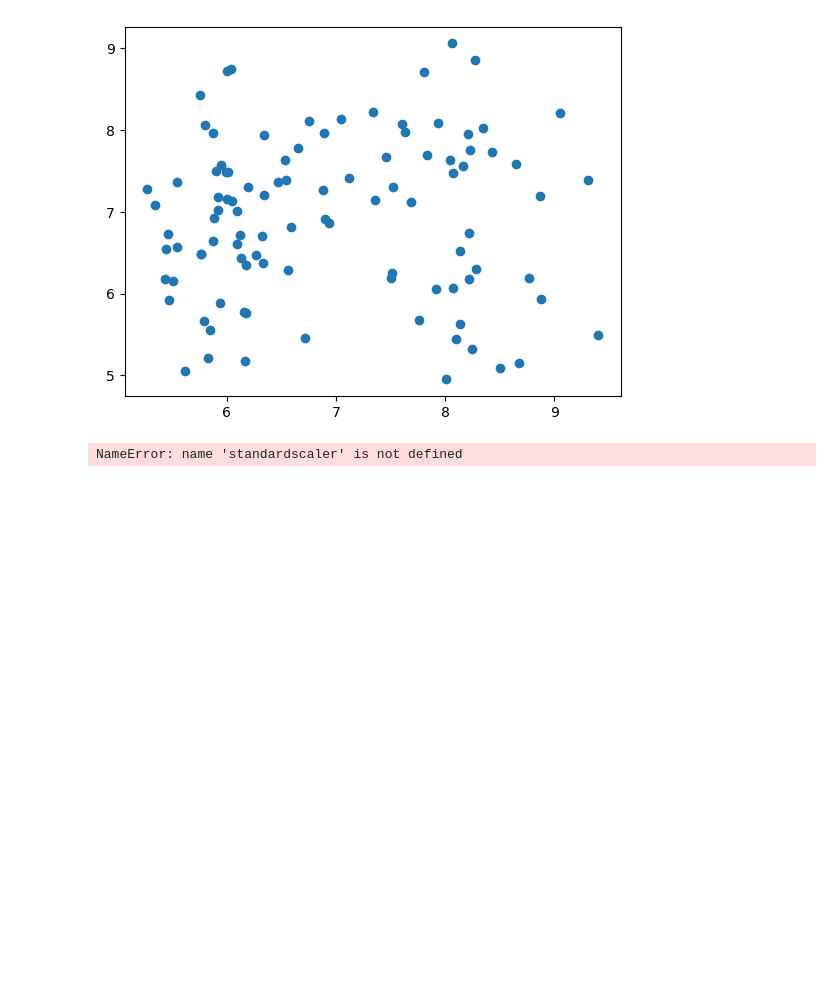
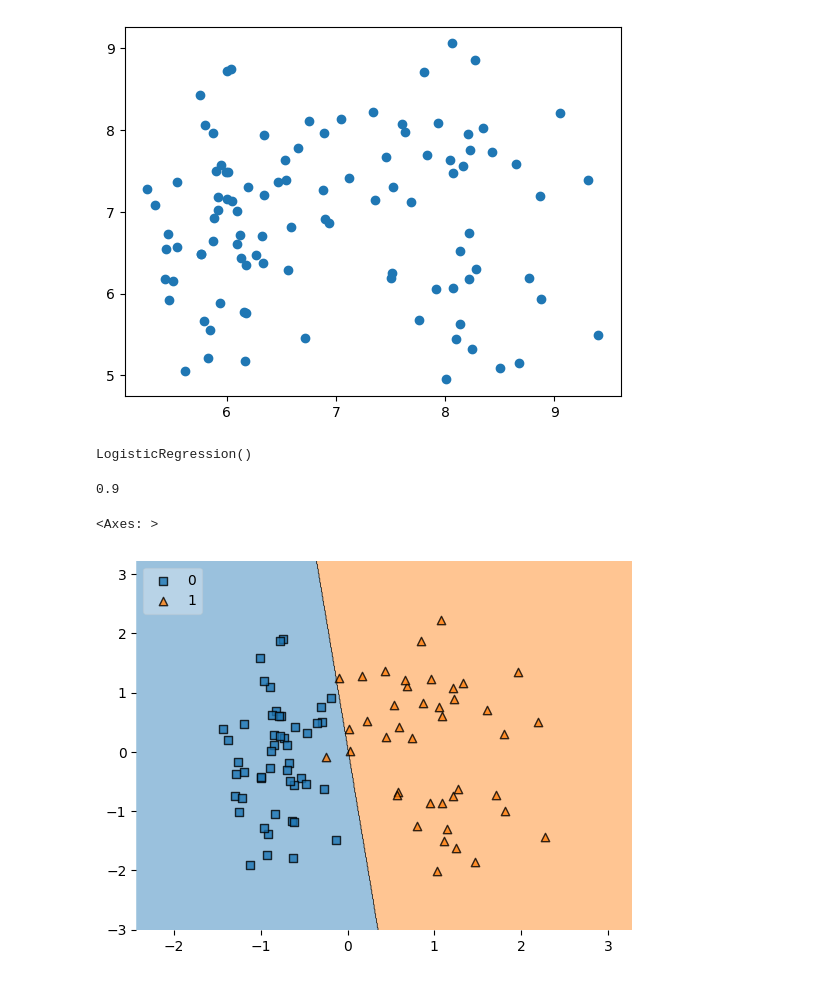
Before and after one commit to ankit-kr6/LEARNING-ML, a Jupyter notebook: video 13.ipynb, the cells around one changed output. Cells and saved outputs as stored; diff of their text form; code cells hidden in the pictures; blank space fills up the shorter version.

```diff
--- a/video 13.ipynb
+++ b/video 13.ipynb
@@ -38,6 +38,14 @@ from sklearn.model_selection import train_test_split
 x_train,x_test,y_train,y_test = train_test_split(x,y,test_size=0.1)
 # %%
 from sklearn.preprocessing import StandardScaler
-scaler = standardscaler
+scaler = StandardScaler()
-# %% [output]
-NameError: name 'standardscaler' is not defined
+# %%
+x_train=scaler.fit_transform(x_train)
+x_test=scaler.transform(x_test)
+# %%
+from sklearn.linear_model import LogisticRegression
+model = LogisticRegression()
+# %%
+model.fit(x_train,y_train)
+# %% [output]
+LogisticRegression()
@@ -43,0 +54,11 @@ NameError: name 'standardscaler' is not defined
+# %%
+from sklearn.metrics import accuracy_score
+accuracy_score(y_test,y_pred)
+# %% [output]
+0.9
+# %%
+from mlxtend.plotting import plot_decision_regions
+plot_decision_regions(x_train,y_train.values, clf=model,legend=2)
+# %% [output]
+<Axes: >
+[figure, added]
```
Also changed, not shown: parts of 2 cells of this notebook.
